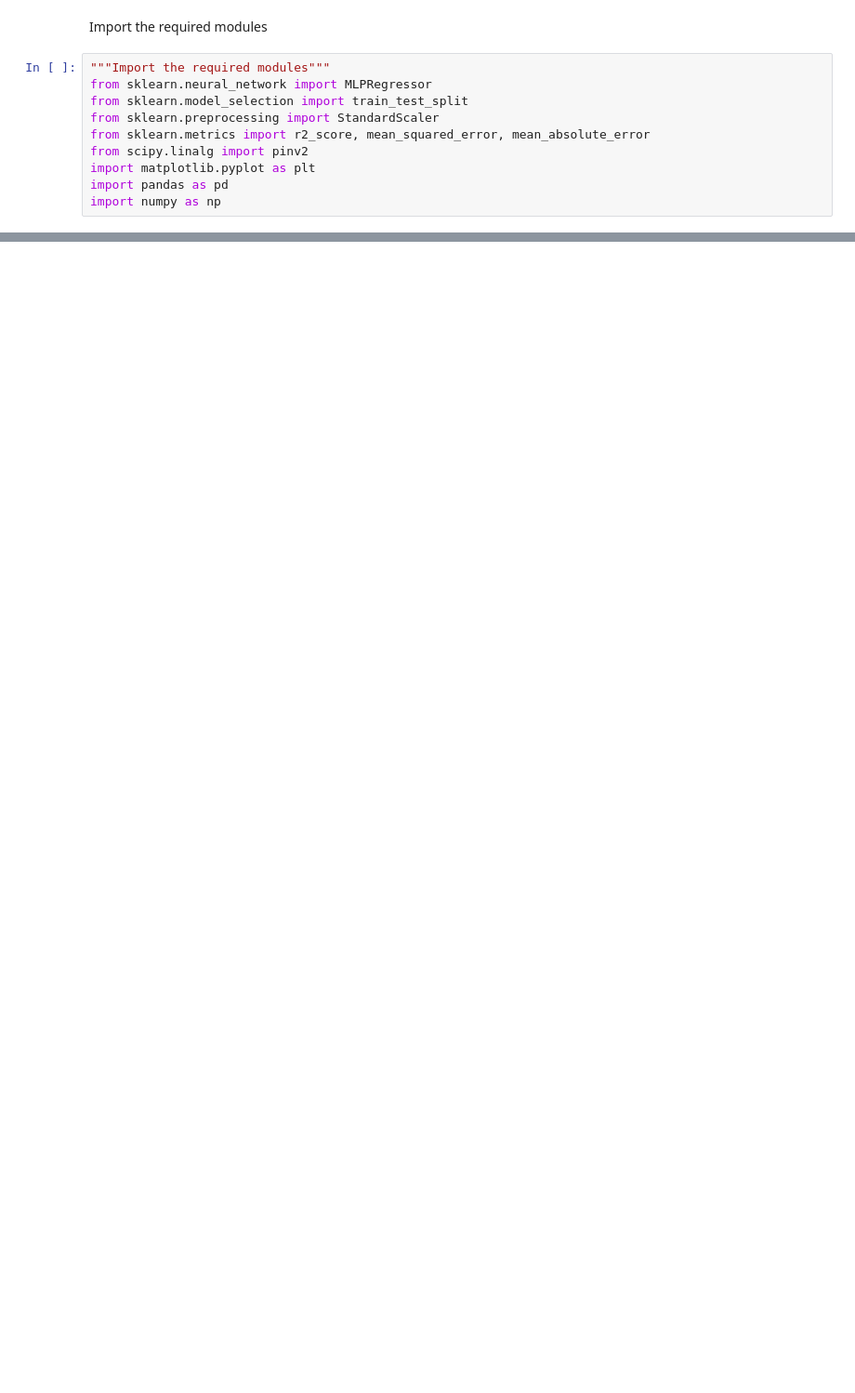
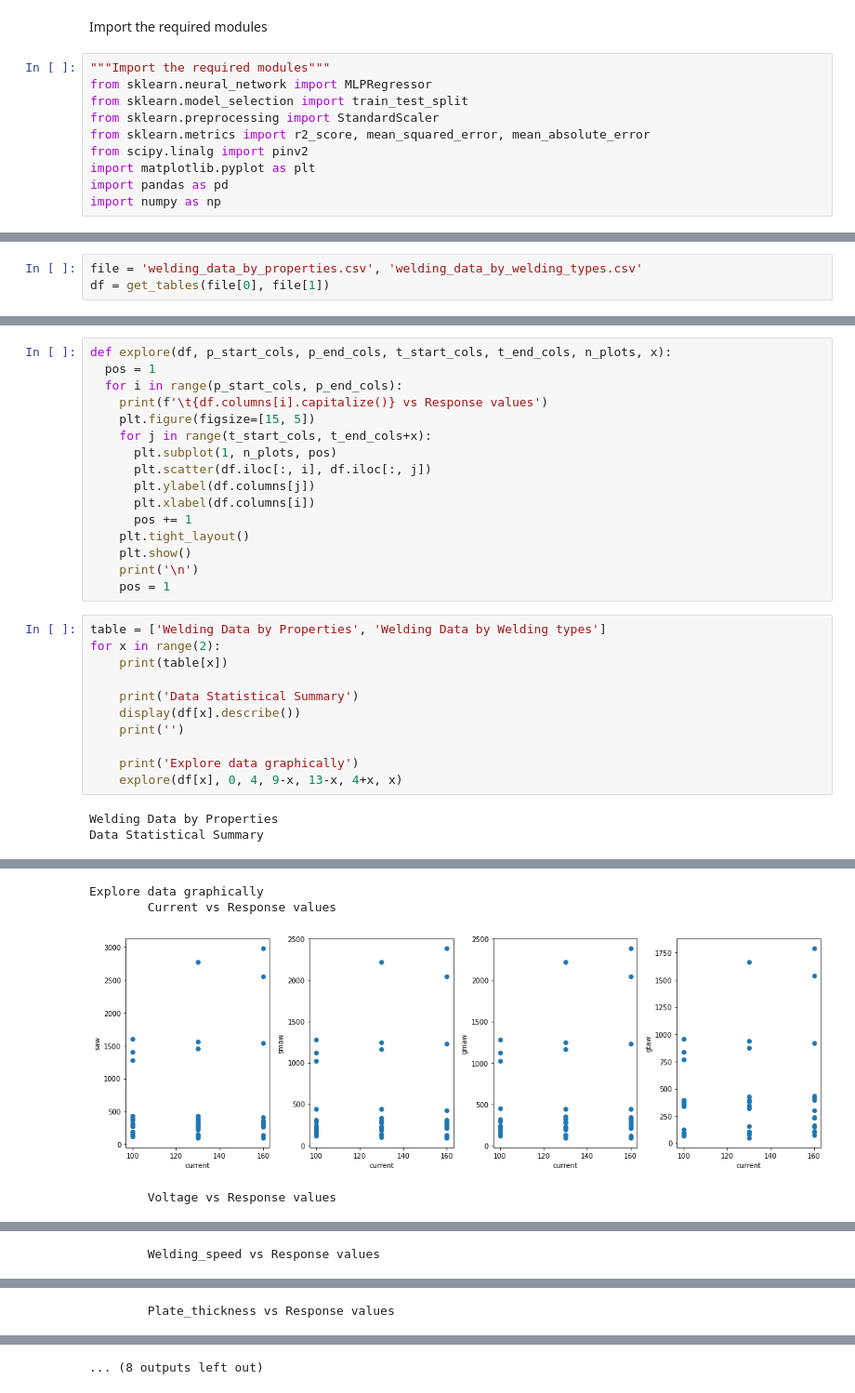
Before and after one commit to engrvitalis/Data-Analysis, a Jupyter notebook: welding_analysis.ipynb, the cells around one changed output, grey strips where cells are left out. Shown at 93% size. Saved outputs shown, nothing was run; the diff lists cells and outputs as text; blank space fills up the shorter version.

Commit message:
explore function completed

```diff
--- a/welding_analysis.ipynb
+++ b/welding_analysis.ipynb
@@ -30,0 +31,3 @@ file2 = 'welding_data_by_welding_type.csv'
+# %%
+file = 'welding_data_by_properties.csv', 'welding_data_by_welding_types.csv'
+df = get_tables(file[0], file[1])
@@ -30,0 +38,30 @@ file2 = 'welding_data_by_welding_type.csv'
+# %%
+def explore(df, p_start_cols, p_end_cols, t_start_cols, t_end_cols, n_plots, x):
+  pos = 1
+  for i in range(p_start_cols, p_end_cols):
+    print(f'\t{df.columns[i].capitalize()} vs Response values')
+    plt.figure(figsize=[15, 5])
+    for j in range(t_start_cols, t_end_cols+x):
+      plt.subplot(1, n_plots, pos)
+      plt.scatter(df.iloc[:, i], df.iloc[:, j])
+      plt.ylabel(df.columns[j])
+      plt.xlabel(df.columns[i])
+      pos += 1
+    plt.tight_layout()
+    plt.show()
+    print('\n')
+    pos = 1
+# %%
+table = ['Welding Data by Properties', 'Welding Data by Welding types']
+for x in range(2):
+    print(table[x])
+
+    print('Data Statistical Summary')
+    display(df[x].describe())
+    print('')
+
+    print('Explore data graphically')
+    explore(df[x], 0, 4, 9-x, 13-x, 4+x, x)
+# %% [output]
+Welding Data by Properties
+Data Statistical Summary
@@ -30,0 +77,4 @@ file2 = 'welding_data_by_welding_type.csv'
+Explore data graphically
+        Current vs Response values
+[figure, added]
+        Voltage vs Response values
@@ -30,0 +82 @@ file2 = 'welding_data_by_welding_type.csv'
+        Welding_speed vs Response values
@@ -30,0 +84 @@ file2 = 'welding_data_by_welding_type.csv'
+        Plate_thickness vs Response values
@@ -30,0 +97 @@ file2 = 'welding_data_by_welding_type.csv'
+... (8 outputs left out)
```
Also changed, not shown: parts of 3 cells of this notebook, 1 other file.
